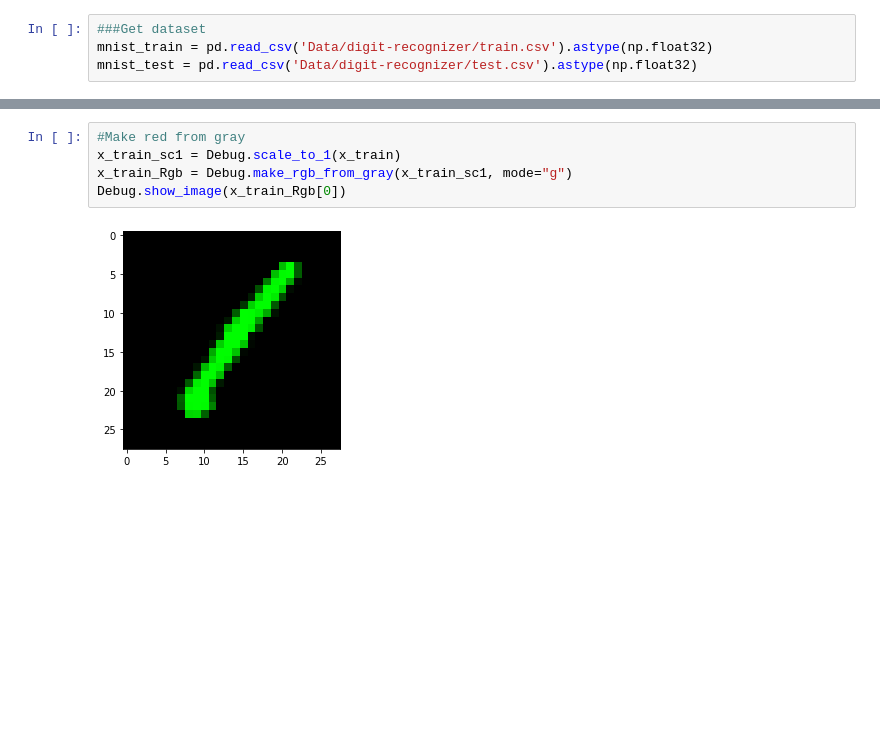
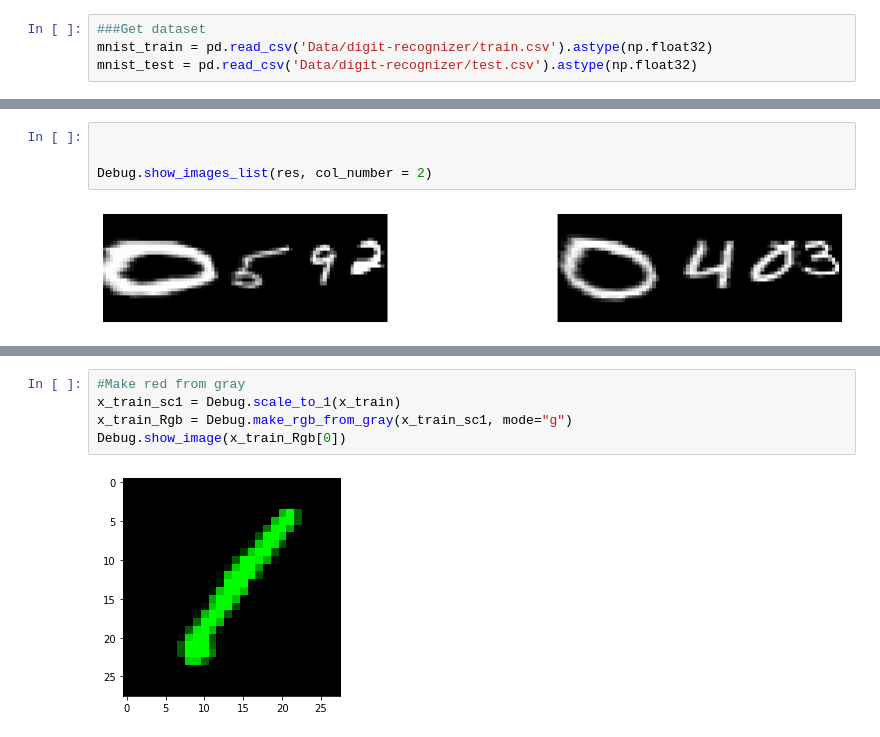
Before and after one commit to tunmustard/features_extractions, a Jupyter notebook: main_data_set_preparation.ipynb, the cells around one changed output, grey strips where cells are left out. Cells and saved outputs as stored; diff of their text form; blank space fills up the shorter version.

```diff
--- a/main_data_set_preparation.ipynb
+++ b/main_data_set_preparation.ipynb
@@ -81,0 +185,6 @@ x_train = np.array(mnist_train[['pixel' + str(idx) for idx in range(784)]][:20])
+# %%
+
+
+Debug.show_images_list(res, col_number = 2)
+# %% [output]
+[figure, added]
```
Also changed, not shown: parts of 7 cells of this notebook.
